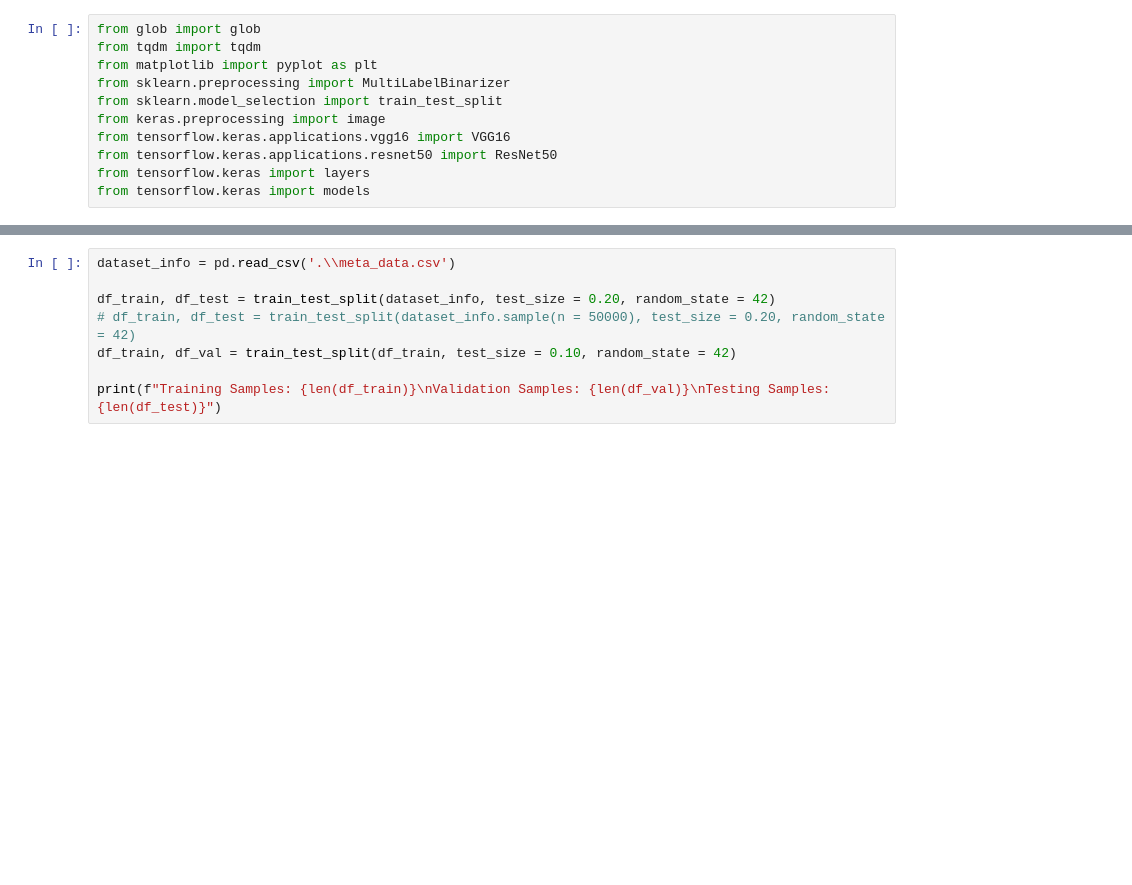
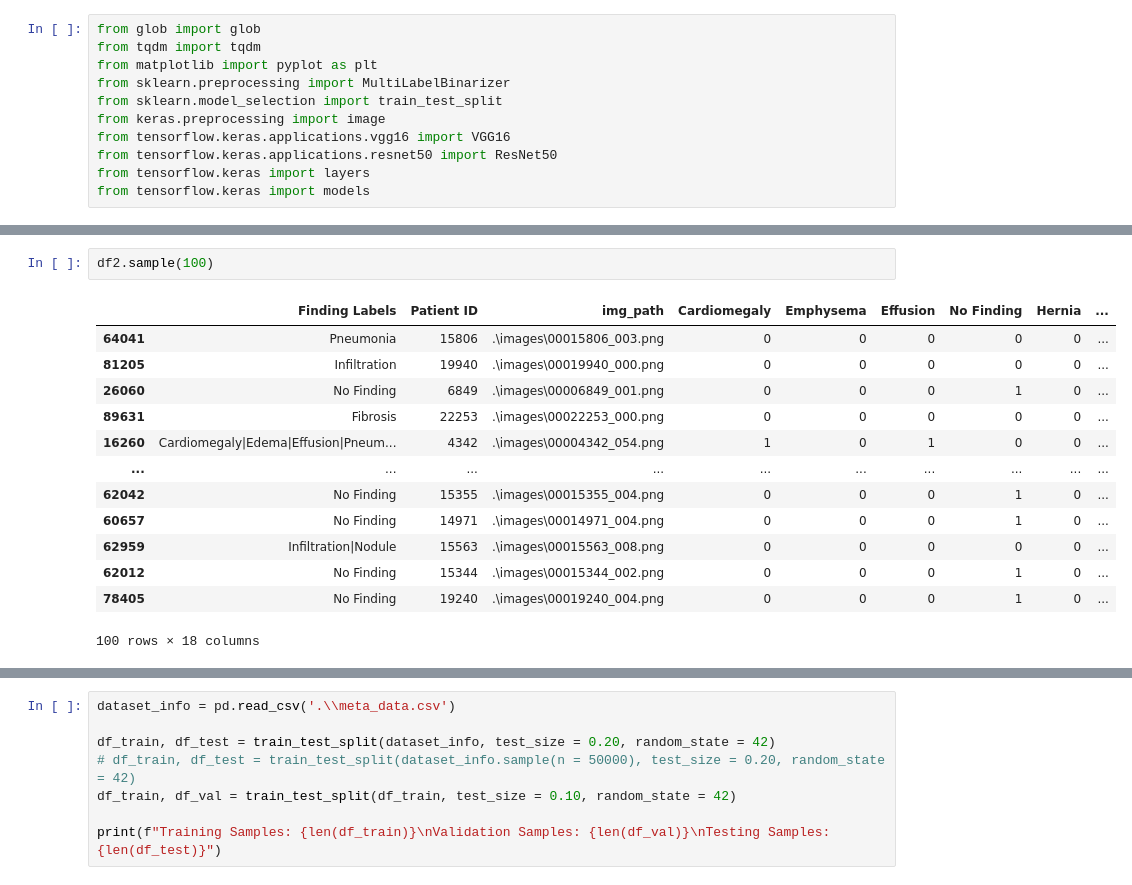
Before and after one commit to irtiza7/Lung-Disease-Classification, a Jupyter notebook: mobilenetv2-nih-chest-x-ray-14.ipynb, the cells around one changed output, grey strips where cells are left out. Cells and saved outputs as stored; diff of their text form; blank space fills up the shorter version.

```diff
--- a/mobilenetv2-nih-chest-x-ray-14.ipynb
+++ b/mobilenetv2-nih-chest-x-ray-14.ipynb
@@ -22,0 +67,16 @@ from tensorflow.keras import models
+# %%
+df2.sample(100)
+# %% [output]
+|  | Finding Labels | Patient ID | img_path | Cardiomegaly | Emphysema | Effusion | No Finding | Hernia | ... |
+| 64041 | Pneumonia | 15806 | .\images\00015806_003.png | 0 | 0 | 0 | 0 | 0 | ... |
+| 81205 | Infiltration | 19940 | .\images\00019940_000.png | 0 | 0 | 0 | 0 | 0 | ... |
+| 26060 | No Finding | 6849 | .\images\00006849_001.png | 0 | 0 | 0 | 1 | 0 | ... |
+| 89631 | Fibrosis | 22253 | .\images\00022253_000.png | 0 | 0 | 0 | 0 | 0 | ... |
+| 16260 | Cardiomegaly|Edema|Effusion|Pneum... | 4342 | .\images\00004342_054.png | 1 | 0 | 1 | 0 | 0 | ... |
+| ... | ... | ... | ... | ... | ... | ... | ... | ... | ... |
+| 62042 | No Finding | 15355 | .\images\00015355_004.png | 0 | 0 | 0 | 1 | 0 | ... |
+| 60657 | No Finding | 14971 | .\images\00014971_004.png | 0 | 0 | 0 | 1 | 0 | ... |
+| 62959 | Infiltration|Nodule | 15563 | .\images\00015563_008.png | 0 | 0 | 0 | 0 | 0 | ... |
+| 62012 | No Finding | 15344 | .\images\00015344_002.png | 0 | 0 | 0 | 1 | 0 | ... |
+| 78405 | No Finding | 19240 | .\images\00019240_004.png | 0 | 0 | 0 | 1 | 0 | ... |
+100 rows × 18 columns
```
Also changed, not shown: parts of 26 cells of this notebook, 1 other file.
